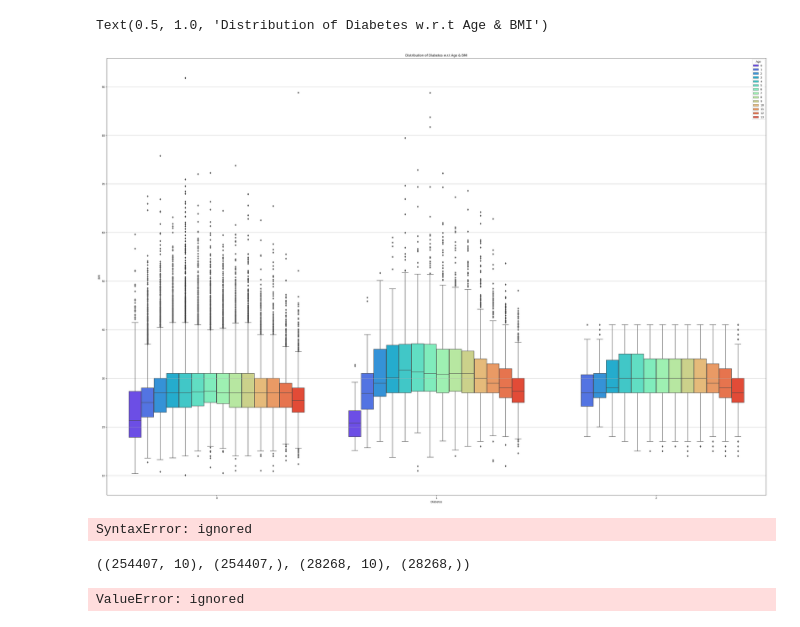
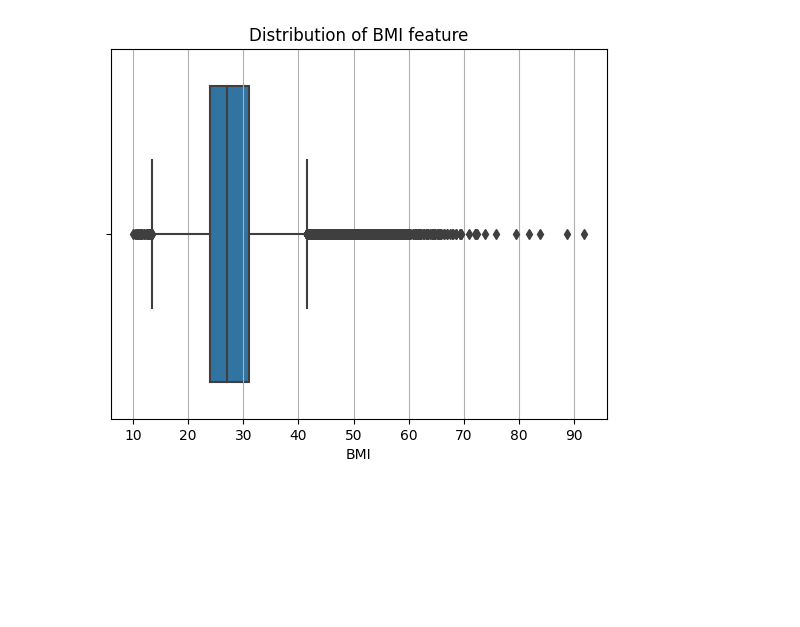
Before and after one commit to pdpavandesai/MergingDiabetesData, a Jupyter notebook: MergedDatasetPrep.ipynb, the cells around one changed output. Saved outputs shown, nothing was run; the diff lists cells and outputs as text; code cells hidden in the pictures; blank space fills up the shorter version.

```diff
--- a/MergedDatasetPrep.ipynb
+++ b/MergedDatasetPrep.ipynb
@@ -139,4 +118,4 @@ Saving FT_Merged_dataset_PostOutlier_Treatment.csv to FT_Merged_dataset_PostOutl
 # %%
-fmds_train = pd.read_csv(io.BytesIO(uploaded['FT_Merged_dataset_PostOutlier_Treatment (1).csv']))
-fmds_train_copy = fmds_train.copy()
+fully_merged_dataset = pd.read_csv(io.BytesIO(uploaded['filled_diabetes_data.csv']))
+fully_merged_dataset_copy = fully_merged_dataset.copy()
 # %%
@@ -151,7 +137,6 @@ fmds_train_copy.head()
 # %%
-plt.figure(figsize=(45,30))
-sns.boxplot(data=fmds_train_copy,x='Diabetes',y='BMI',hue='Age',palette='rainbow').yaxis.grid(True)
-plt.title('Distribution of Diabetes w.r.t Age & BMI')
+sns.boxplot(data=fully_merged_dataset_copy, x='BMI').xaxis.grid(True)
+plt.title('Distribution of BMI feature')
+plt.show()
 # %% [output]
-Text(0.5, 1.0, 'Distribution of Diabetes w.r.t Age & BMI')
-[figure, old version]
+[figure, new version]
@@ -177,17 +142,0 @@ plt.title('Distribution of Diabetes w.r.t Age & BMI')
-# %%
-y = fmds_train_copy.Diabetes
-X = fmds_train_copy.drop(['Diabetes'], axis=1)
-print(X)
-print(y)
-# %% [output]
-SyntaxError: ignored
-# %%
-X_train, X_val, y_train, y_val = train_test_split(X,y,test_size=0.1, random_state=1)
-X_train.shape,y_train.shape,X_val.shape,y_val.shape
-# %% [output]
-((254407, 10), (254407,), (28268, 10), (28268,))
-# %%
-GBR = GradientBoostingRegressor(random_state=1, n_estimators=1000, max_depth=10).fit(X_train,y_train)
-print(GBR.score(X_train,y_train))
-# %% [output]
-ValueError: ignored
```
Also changed, not shown: parts of 30 cells of this notebook.
